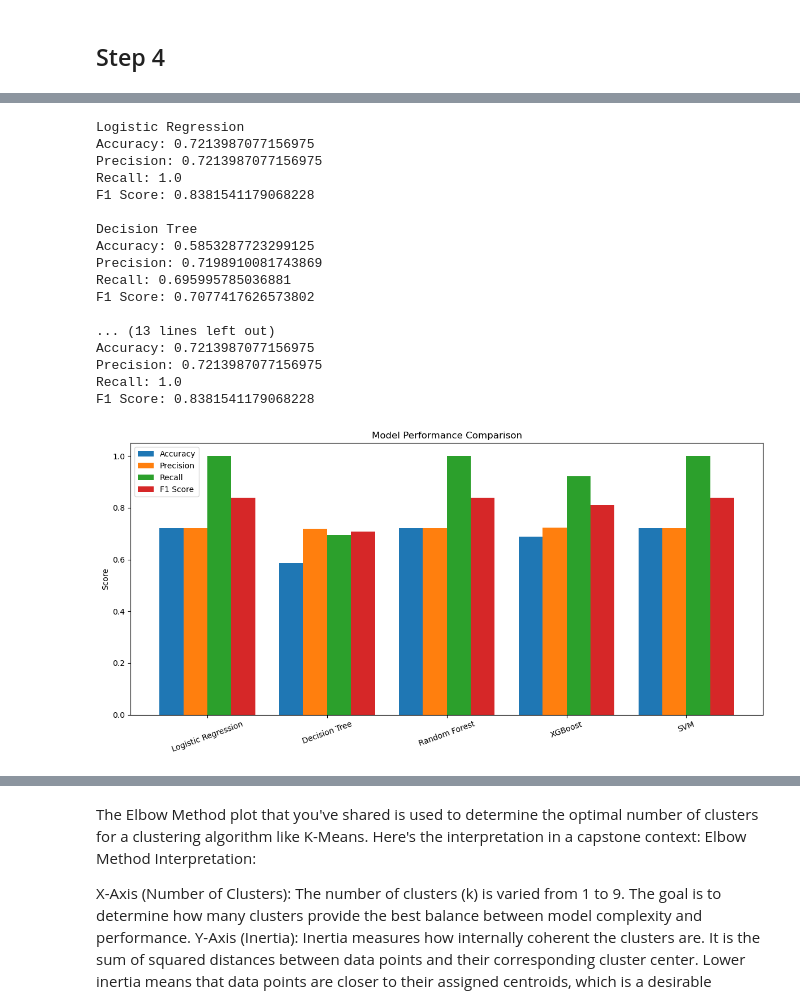
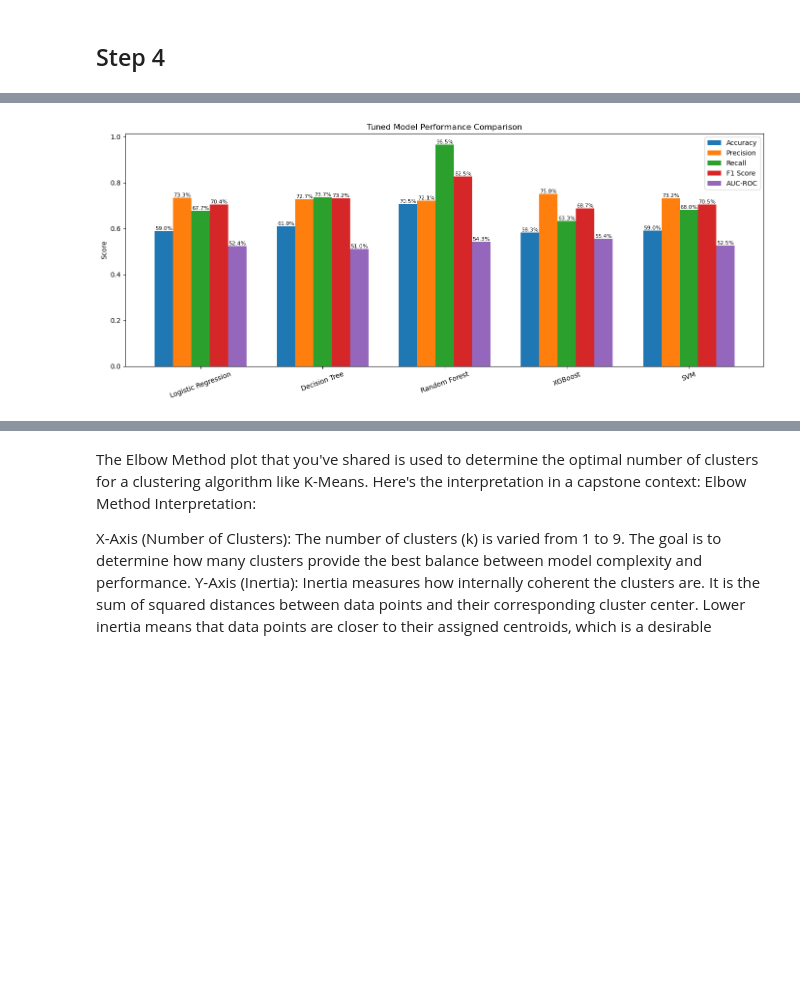
Before and after one commit to kennethChua16/AIM-Capstone-project, a Jupyter notebook: src/Hospital Readmission Analysis.ipynb, the cells around one changed output, grey strips where cells are left out. Cells and saved outputs as stored; diff of their text form; code cells hidden in the pictures; blank space fills up the shorter version.

```diff
--- a/Hospital Readmission Analysis.ipynb
+++ b/src/Hospital Readmission Analysis.ipynb
@@ -553,55 +948,35 @@ SVM Accuracy: 0.7213987077156975
 # %%
-def evaluate_model(name, y_true, y_pred):
-    print(f"\n{name}")
-    print("Accuracy:", accuracy_score(y_true, y_pred))
-    print("Precision:", precision_score(y_true, y_pred))
-    print("Recall:", recall_score(y_true, y_pred))
-    print("F1 Score:", f1_score(y_true, y_pred))
-
-evaluate_model("Logistic Regression", y_test, y_pred_lr)
-evaluate_model("Decision Tree", y_test, y_pred_dt)
-evaluate_model("Random Forest", y_test, y_pred_rf)
-evaluate_model("XGBoost", y_test, y_pred_xgb)
-evaluate_model("SVM", y_test, y_pred_svm)
-
-# Convert results to arrays
+# Results comparison
 models = list(results.keys())
-metrics = ["Accuracy", "Precision", "Recall", "F1 Score"]
-
+metrics = ["Accuracy", "Precision", "Recall", "F1 Score", "AUC-ROC"]
 values = np.array(list(results.values()))
 
-# Plot bar chart
 x = np.arange(len(models))
-width = 0.2
+width = 0.15
 
-plt.figure(figsize=(12,6))
+plt.figure(figsize=(14, 6))
 
 for i in range(len(metrics)):
-    plt.bar(x + i*width, values[:, i], width, label=metrics[i])
+    bars = plt.bar(x + i * width, values[:, i], width, label=metrics[i])
 
-plt.xticks(x + width*1.5, models, rotation=20)
+    # Add percentage labels
+    for bar in bars:
+        height = bar.get_height()
+        if not np.isnan(height):
+            plt.text(
+                bar.get_x() + bar.get_width()/2,
+                height,
+                f"{height*100:.1f}%",
+                ha='center',
+                va='bottom',
+                fontsize=8
+            )
+
+plt.xticks(x + width * 2, models, rotation=20)
 plt.ylabel("Score")
-plt.title("Model Performance Comparison")
+plt.title("Tuned Model Performance Comparison")
 plt.legend()
-
 plt.tight_layout()
 plt.show()
 # %% [output]
-Logistic Regression
-Accuracy: 0.7213987077156975
-Precision: 0.7213987077156975
-Recall: 1.0
-F1 Score: 0.8381541179068228
-
-Decision Tree
-Accuracy: 0.5853287723299125
-Precision: 0.7198910081743869
-Recall: 0.695995785036881
-F1 Score: 0.7077417626573802
-
-... (13 lines left out)
-Accuracy: 0.7213987077156975
-Precision: 0.7213987077156975
-Recall: 1.0
-F1 Score: 0.8381541179068228
-[figure, old version]
+[figure, new version]
```
Also changed, not shown: parts of 51 cells of this notebook, 5 other files.
